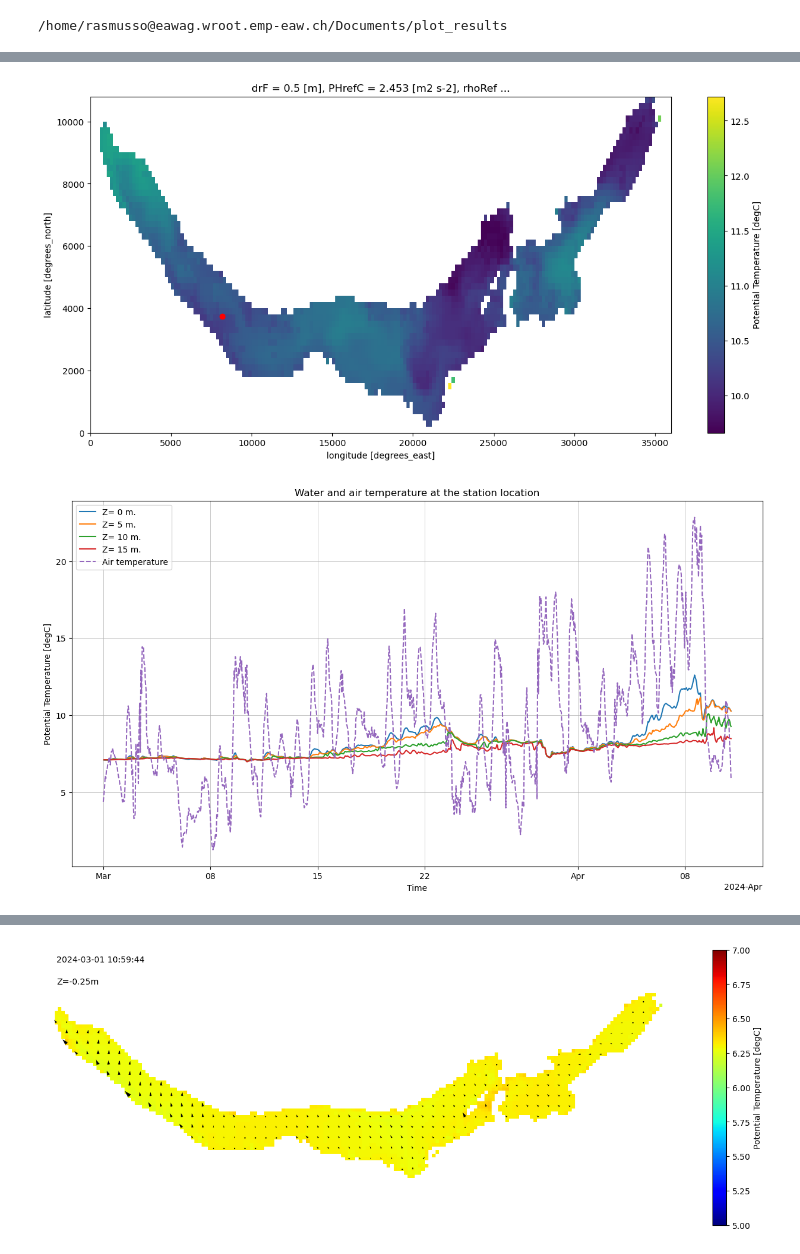
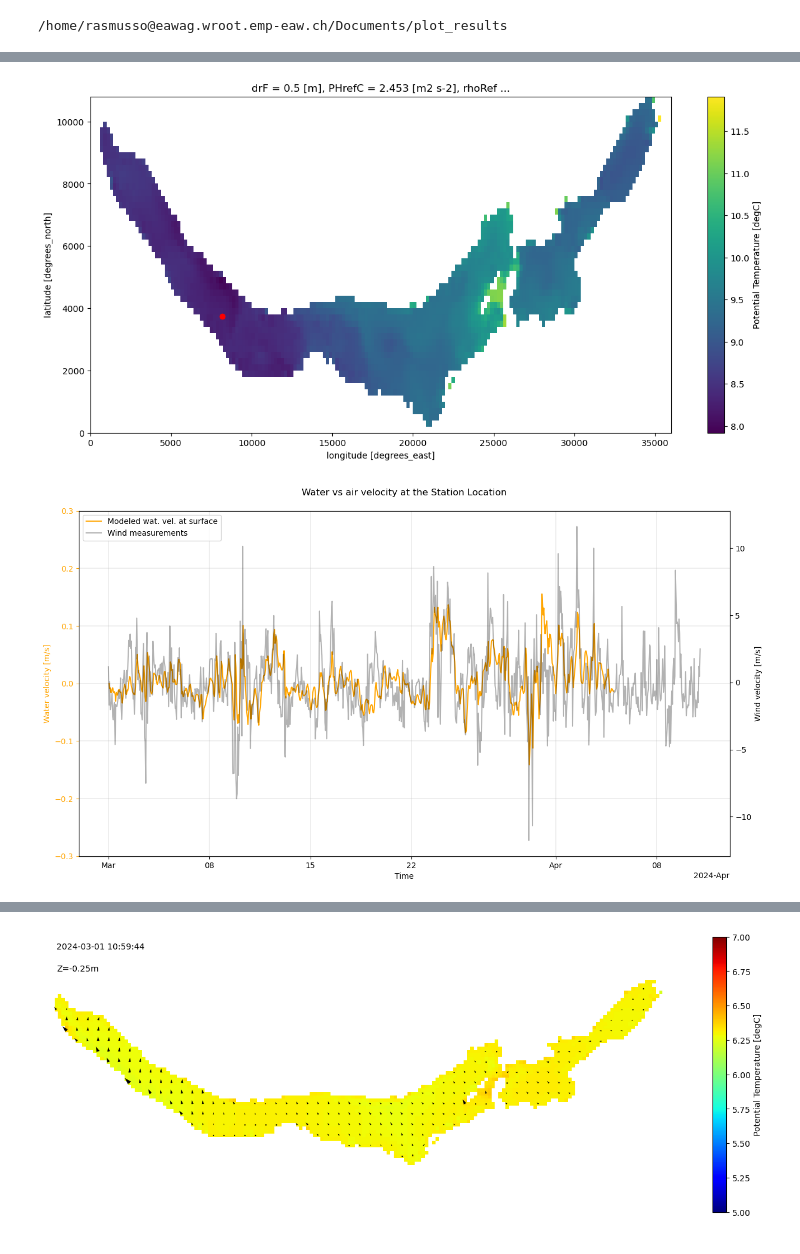
Before and after one commit to leroquan/plot_results, a Jupyter notebook: mitgcm/results_analysis/display_binary_results.ipynb, the cells around one changed output, grey strips where cells are left out. Saved outputs shown, nothing was run; the diff lists cells and outputs as text; code cells hidden in the pictures.

Commit message:
added plot wind vs water velocity and air vs water temp

```diff
--- a/mitgcm/results_analysis/display_binary_results.ipynb
+++ b/mitgcm/results_analysis/display_binary_results.ipynb
@@ -34,17 +33,21 @@ AttributeError: 'Frozen' object has no attribute 'standard_name'
 xc_mitgcm_station = 8178
 yc_mitgcm_station = 3739
 
+date_plot_profil = datetime(2024,3,6,0,0,0)
+date_plot_profil_str = date_plot_profil.strftime('%Y%m%d%H%M')
+
 #chose between ['UVEL', 'VVEL', 'WVEL', 'THETA', 'rA', ..., 'XG', 'YG', 'Zp1', 'Zu', 'Zl']
 plt.close('all')
 plt.figure(figsize=(15,7))
-ds_sel = ds_to_plot['THETA'].isel(Z=0, time=-1)
+ds_sel = ds_to_plot['THETA'].isel(Z=0, time=-10)
 ds_sel.where(ds_sel != 0, np.nan).plot()
 plt.scatter(xc_mitgcm_station,yc_mitgcm_station,color='red')
 plt.show()
 # %% [output]
-[figure, old version]
+[figure, new version]
 # %%
-bin_file_path = r"/storage/alplakes_test/Soren/lake_zh/march_24/binary_data/atemp.bin"
+var='u10'
+bin_file_path = rf"/storage/alplakes_test/Soren/lake_zh/march_24/binary_data/{var}.bin"
 with open(bin_file_path, 'rb') as fid:
     binary_data = np.fromfile(fid, dtype='>f8')
 grid_resolution = 200
@@ -65,15 +68,36 @@ for i in range(0, int(nt)):
 bin_array = np.reshape(binary_data, (int(nt),int(ny),int(nx)))
 i_time = -1
 # %%
+# FIGURE AIR VS WATER VELOCITY
+
 plt.close('all')
-plt.figure(figsize=(15,8))
-for i in range(4):
-    ds_to_plot['THETA'].sel(XC=xc_mitgcm_station, YC=yc_mitgcm_station, Z=-i*5, method='nearest').plot(label=f"Z= {i*5} m.")
-#ds_to_plot['THETA'].sel(XC=20000, YC=3000, Z=-5, method='nearest').plot()
-plt.plot(date_list, bin_array[:,19,41]-273.15,linestyle='--',label='Air temperature')
-plt.grid(True, which='both', linestyle='-', linewidth=0.5)
-plt.legend()
-plt.title('Water and air temperature at the station location')
+fig, ax1 = plt.subplots(figsize=(15, 8))
+
+# Plot water velocity on primary y-axis
+
+ds_to_plot['UVEL'].sel(XG=xc_mitgcm_station, YC=yc_mitgcm_station, Z=-i*5, method='nearest').plot(
+ax=ax1, color = "orange",label="Modeled wat. vel. at surface")
+
+ax1.set_ylabel('Water velocity [m/s]', color='orange')
+ax1.set_title("")
+ax1.set_ylim(-0.3, 0.3)
+ax1.tick_params(axis='y', colors='orange')
+ax1.grid(True, which='both', linewidth=0.3)
+
+# Create secondary y-axis for wind speed
+ax2 = ax1.twinx()
+ax2.plot(date_list, bin_array[:, 19, 41], linestyle='-', color='black',alpha=0.3, label='Wind measurements')
+
+ax2.set_ylabel('Wind velocity [m/s]', color='black')
+ax2.tick_params(axis='y', labelcolor='black')
+
+# Combine legends from both axes
+lines1, labels1 = ax1.get_legend_handles_labels()
+lines2, labels2 = ax2.get_legend_handles_labels()
+ax1.legend(lines1 + lines2, labels1 + labels2, loc='upper left')
+
+plt.title('Water vs air velocity at the Station Location',pad=20)
+plt.savefig(rf"{lake_name}_Vel_air_vs_wat_march.png")
 plt.show()
 # %% [output]
-[figure, old version]
+[figure, new version]
```
Also changed, not shown: parts of 4 cells of this notebook, 4 other files.
